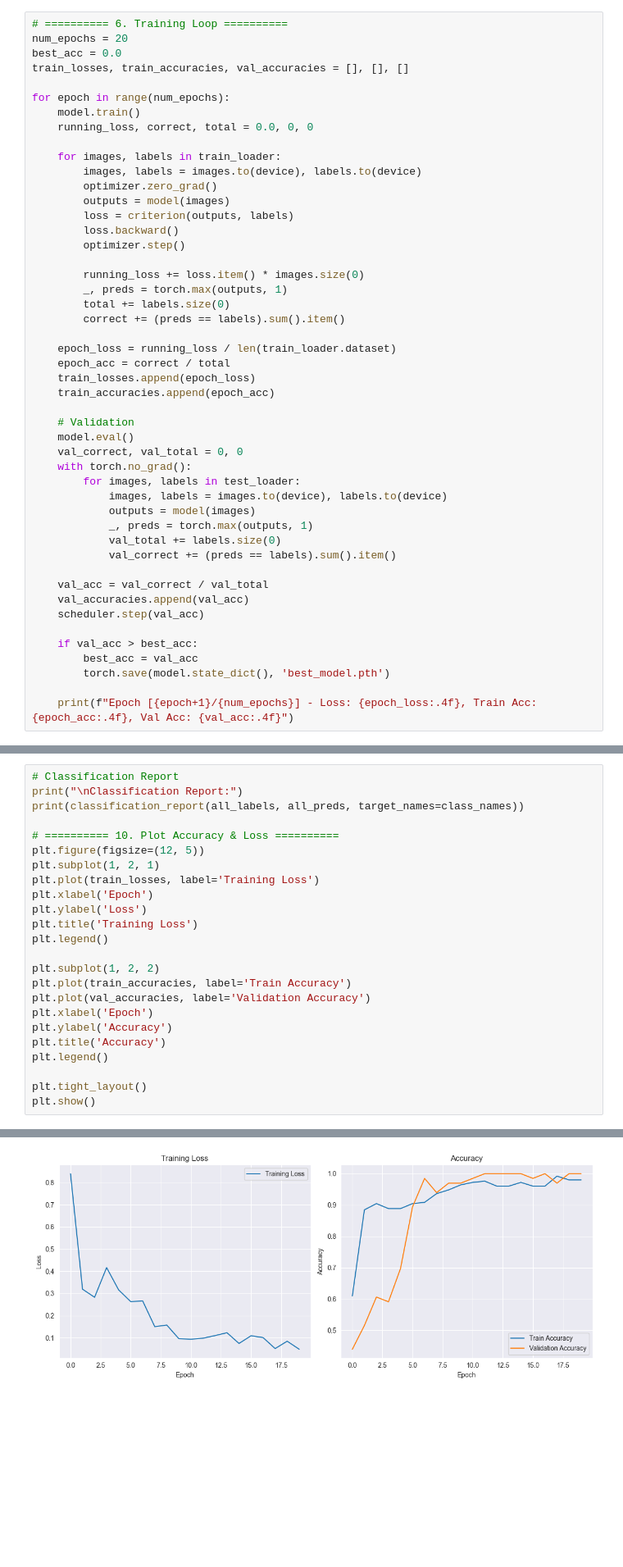
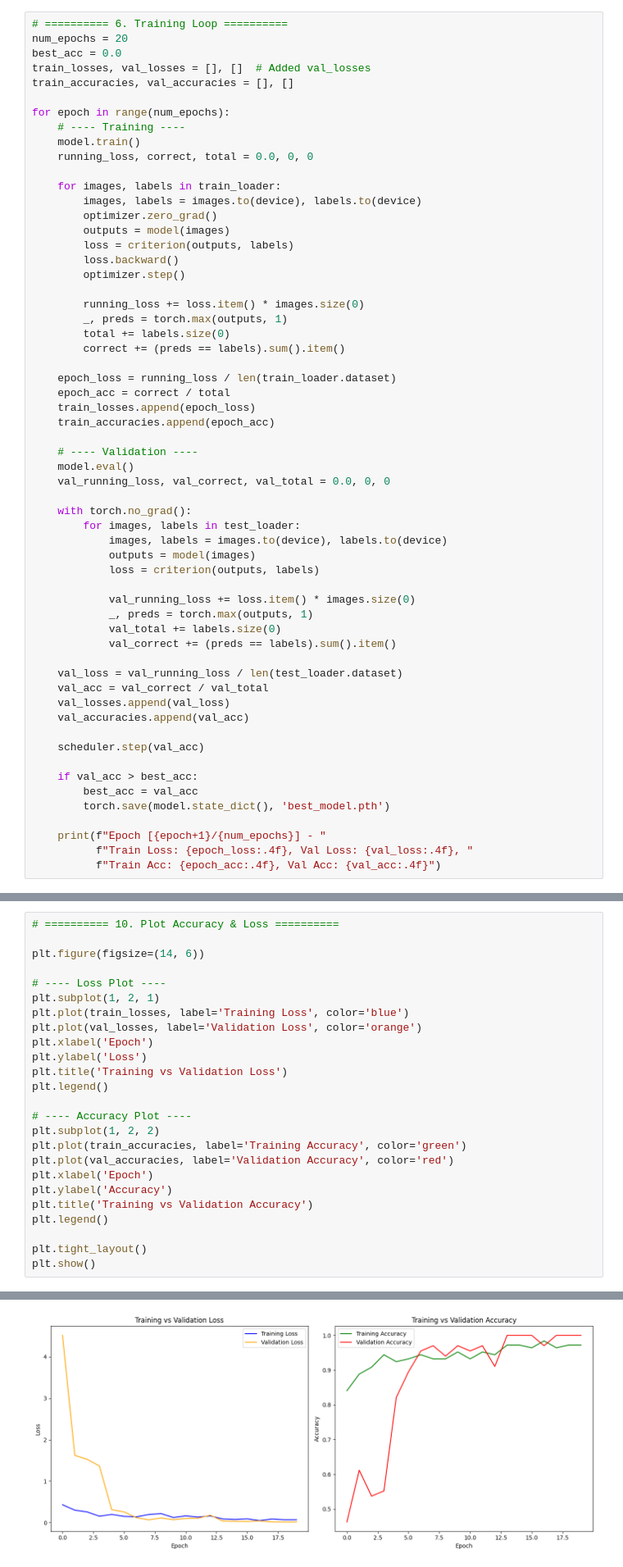
Before and after one commit to kbalmiki/HealthCareProject, a Jupyter notebook: covidResNet.ipynb, the cells around one changed output, grey strips where cells are left out. Shown: that part at 82% size. Cells and saved outputs as stored; diff of their text form; blank space fills up the shorter version.

```diff
--- a/covidResNet.ipynb
+++ b/covidResNet.ipynb
@@ -82,9 +82,11 @@ scheduler = optim.lr_scheduler.ReduceLROnPlateau(optimizer, mode='max', patience
 # ========== 6. Training Loop ==========
 num_epochs = 20
 best_acc = 0.0
-train_losses, train_accuracies, val_accuracies = [], [], []
+train_losses, val_losses = [], []  # Added val_losses
+train_accuracies, val_accuracies = [], []
 
 for epoch in range(num_epochs):
+    # ---- Training ----
     model.train()
     running_loss, correct, total = 0.0, 0, 0
 
@@ -106,24 +108,33 @@ for epoch in range(num_epochs):
     train_losses.append(epoch_loss)
     train_accuracies.append(epoch_acc)
 
-    # Validation
+    # ---- Validation ----
     model.eval()
-    val_correct, val_total = 0, 0
+    val_running_loss, val_correct, val_total = 0.0, 0, 0
+
     with torch.no_grad():
         for images, labels in test_loader:
             images, labels = images.to(device), labels.to(device)
             outputs = model(images)
+            loss = criterion(outputs, labels)
+
+            val_running_loss += loss.item() * images.size(0)
             _, preds = torch.max(outputs, 1)
             val_total += labels.size(0)
             val_correct += (preds == labels).sum().item()
 
+    val_loss = val_running_loss / len(test_loader.dataset)
     val_acc = val_correct / val_total
+    val_losses.append(val_loss)
     val_accuracies.append(val_acc)
+
     scheduler.step(val_acc)
 
     if val_acc > best_acc:
         best_acc = val_acc
         torch.save(model.state_dict(), 'best_model.pth')
 
-    print(f"Epoch [{epoch+1}/{num_epochs}] - Loss: {epoch_loss:.4f}, Train Acc: {epoch_acc:.4f}, Val Acc: {val_acc:.4f}")
+    print(f"Epoch [{epoch+1}/{num_epochs}] - "
+          f"Train Loss: {epoch_loss:.4f}, Val Loss: {val_loss:.4f}, "
+          f"Train Acc: {epoch_acc:.4f}, Val Acc: {val_acc:.4f}")
 # %% [output]
@@ -183,23 +194,24 @@ plt.show()
 # %%
-# Classification Report
-print("\nClassification Report:")
-print(classification_report(all_labels, all_preds, target_names=class_names))
+# ========== 10. Plot Accuracy & Loss ==========
 
-# ========== 10. Plot Accuracy & Loss ==========
-plt.figure(figsize=(12, 5))
+plt.figure(figsize=(14, 6))
+
+# ---- Loss Plot ----
 plt.subplot(1, 2, 1)
-plt.plot(train_losses, label='Training Loss')
+plt.plot(train_losses, label='Training Loss', color='blue')
+plt.plot(val_losses, label='Validation Loss', color='orange')
 plt.xlabel('Epoch')
 plt.ylabel('Loss')
-plt.title('Training Loss')
+plt.title('Training vs Validation Loss')
 plt.legend()
 
+# ---- Accuracy Plot ----
 plt.subplot(1, 2, 2)
-plt.plot(train_accuracies, label='Train Accuracy')
-plt.plot(val_accuracies, label='Validation Accuracy')
+plt.plot(train_accuracies, label='Training Accuracy', color='green')
+plt.plot(val_accuracies, label='Validation Accuracy', color='red')
 plt.xlabel('Epoch')
 plt.ylabel('Accuracy')
-plt.title('Accuracy')
+plt.title('Training vs Validation Accuracy')
 plt.legend()
 
 plt.tight_layout()
@@ -218 +220 @@ Viral Pneumonia       1.00      1.00      1.00        20
-[figure, old version]
+[figure, new version]
```
Also changed, not shown: parts of 4 cells of this notebook.
